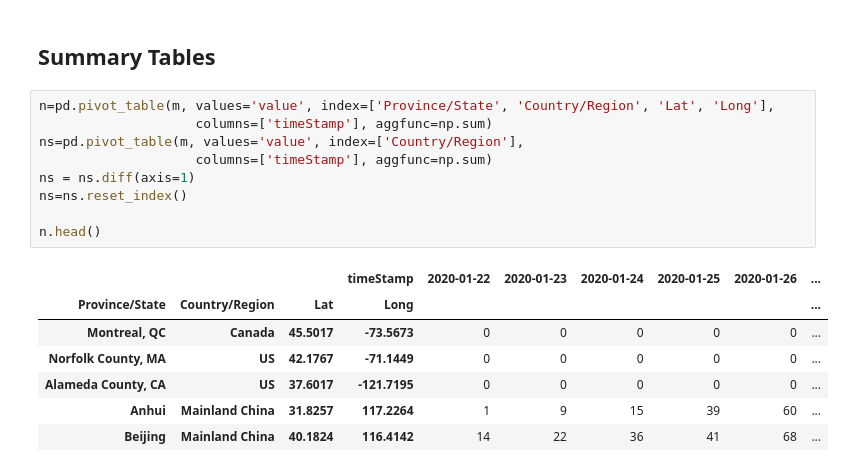
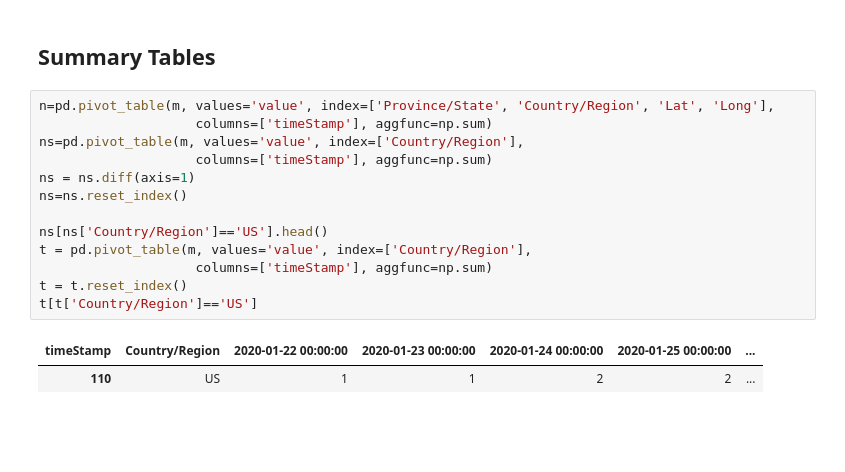
Before and after one commit to mchirico/COVID-19, a Jupyter notebook: COVID_19.ipynb, the cells around one changed output. Saved outputs shown, nothing was run; the diff lists cells and outputs as text; blank space fills up the shorter version.

```diff
--- a/COVID_19.ipynb
+++ b/COVID_19.ipynb
@@ -144,20 +157,19 @@ mr.head()
 # %%
 n=pd.pivot_table(m, values='value', index=['Province/State', 'Country/Region', 'Lat', 'Long'],
                     columns=['timeStamp'], aggfunc=np.sum)
 ns=pd.pivot_table(m, values='value', index=['Country/Region'],
                     columns=['timeStamp'], aggfunc=np.sum)
 ns = ns.diff(axis=1)
 ns=ns.reset_index()
 
-n.head()
+ns[ns['Country/Region']=='US'].head()
+t = pd.pivot_table(m, values='value', index=['Country/Region'],
+                    columns=['timeStamp'], aggfunc=np.sum)
+t = t.reset_index()
+t[t['Country/Region']=='US']
 # %% [output]
-|  |  |  | timeStamp | 2020-01-22 | 2020-01-23 | 2020-01-24 | 2020-01-25 | 2020-01-26 | ... |
-| Province/State | Country/Region | Lat | Long |  |  |  |  |  | ... |
-| Montreal, QC | Canada | 45.5017 | -73.5673 | 0 | 0 | 0 | 0 | 0 | ... |
-| Norfolk County, MA | US | 42.1767 | -71.1449 | 0 | 0 | 0 | 0 | 0 | ... |
-| Alameda County, CA | US | 37.6017 | -121.7195 | 0 | 0 | 0 | 0 | 0 | ... |
-| Anhui | Mainland China | 31.8257 | 117.2264 | 1 | 9 | 15 | 39 | 60 | ... |
-| Beijing | Mainland China | 40.1824 | 116.4142 | 14 | 22 | 36 | 41 | 68 | ... |
+| timeStamp | Country/Region | 2020-01-22 00:00:00 | 2020-01-23 00:00:00 | 2020-01-24 00:00:00 | 2020-01-25 00:00:00 | ... |
+| 110 | US | 1 | 1 | 2 | 2 | ... |
 # %%
 # Deaths
 nt=pd.pivot_table(mt, values='value', index=['Province/State', 'Country/Region', 'Lat', 'Long'],
```
Also changed, not shown: parts of 11 cells of this notebook.
